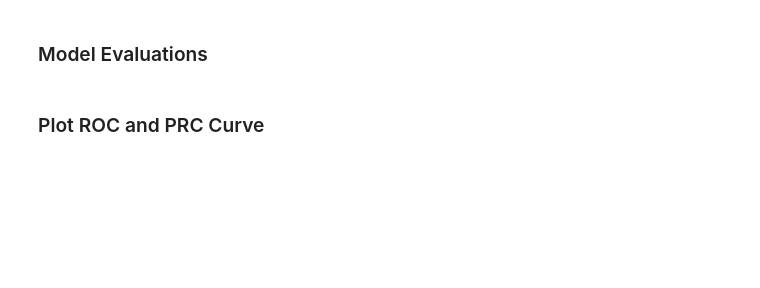
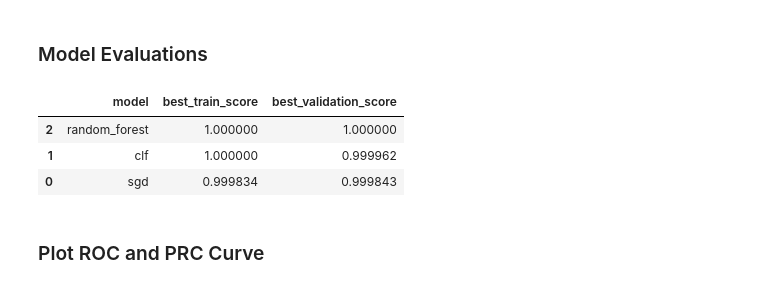
Before and after one commit to sumkh/EG272S_Assignments, a Jupyter notebook: notebooks/Assignment1_9208568W.ipynb, the cells around one changed output. Saved outputs shown, nothing was run; the diff lists cells and outputs as text; code cells hidden in the pictures; blank space fills up the shorter version.

```diff
--- a/notebooks/Assignment1_9208568W.ipynb
+++ b/notebooks/Assignment1_9208568W.ipynb
@@ -348,8 +223,8 @@ class RandomForestFeatureSelector:
 from sklearn.model_selection import train_test_split
 
 # Separate X and Y sets
-X = data.drop('label', axis=1)
-y = data['label']
+X = data.drop(['label', 'target'], axis=1)
+y = data['target']
 
 # Split the data into Train and Test sets
 X_train, X_test, y_train, y_test = train_test_split(X, y, test_size=0.2, random_state=42, stratify=y)
@@ -448,6 +233,10 @@ rf_selector.plot_high_importance_features(n_features=20)
 # %%
-# Downsample majority class from dataset
-from imblearn.under_sampling import RandomUnderSampler
-rus = RandomUnderSampler(sampling_strategy = 'auto')
+# Duplicate a copy of X_train and X_test
+X_train_Org = X_train.copy()
+X_test_Org = X_test.copy()
+
+# Oversample minority class "BENIGN" from dataset
+from imblearn.over_sampling import RandomOverSampler
+rus = RandomOverSampler(sampling_strategy = 'auto')
 X_train, y_train = rus.fit_resample(X_train, y_train)
 # %%
@@ -551,7 +369,6 @@ model_params = {
         'model__max_depth': [None, 10, 20, 30],
     },
     'random_forest': {
-        'model__n_estimators': [100, 200, 300, 500],
         'model__max_depth': [None, 10, 20, 30],
         'model__n_jobs': [-1],
     },
@@ -723,15 +540,15 @@ for model_name, params in model_params.items():
             ('scaler', StandardScaler())
             ])
         # Preprocessing for categorical data
-        cat_transformer = Pipeline(steps=[
-            ('imputer', SimpleImputer(strategy='most_frequent')),
-            ('onehot', OneHotEncoder(handle_unknown='ignore'))
-            ])
+        # cat_transformer = Pipeline(steps=[
+        #     ('imputer', SimpleImputer(strategy='most_frequent')),
+        #     ('onehot', OneHotEncoder(handle_unknown='ignore'))
+        #     ])
 
         preprocessor = ColumnTransformer(
             transformers=[
                 ('num', num_transformer, num_var),
-                ('cat', cat_transformer, cat_var),
+                # ('cat', cat_transformer, cat_var),
             ],
             remainder='passthrough', # Use 'passthrough' for columns not specified
             )
@@ -771,8 +588,6 @@ for model_name, params in model_params.items():
             'best_train_score': grid_search.cv_results_['mean_train_score'][grid_search.best_index_],
             'best_validation_score': grid_search.best_score_,
             'model_data': grid_search.best_estimator_,
-            'run_id': train_run_id,
-            'model_uri': f'runs:/{train_run_id}/best_estimator',
         })
 
         # Compute Evaluation Metrices
@@ -797,13 +625,18 @@ cvfit_results_df = cvfit_results_df.sort_values(by='mean_validation_score', asce
 # %%
 # Convert cv_results to DataFrame
 cvfit_results_df = pd.DataFrame(cvfit_results)
 cvfit_results_df = cvfit_results_df.sort_values(by='mean_validation_score', ascending=False)
 
 # Convert results to DataFrame
 all_results_df = pd.DataFrame(results)
 all_results_df = all_results_df.sort_values(by='best_validation_score', ascending=False)
 
-all_results_df[['model', 'best_train_score', 'best_validation_score', 'model_uri']]
+all_results_df[['model', 'best_train_score', 'best_validation_score']]
+# %% [output]
+|  | model | best_train_score | best_validation_score |
+| 2 | random_forest | 1.000000 | 1.000000 |
+| 1 | clf | 1.000000 | 0.999962 |
+| 0 | sgd | 0.999834 | 0.999843 |
 # %% [markdown]
 ### Plot ROC and PRC Curve
 # %%
```
Also changed, not shown: parts of 21 cells of this notebook, 10 other files.
